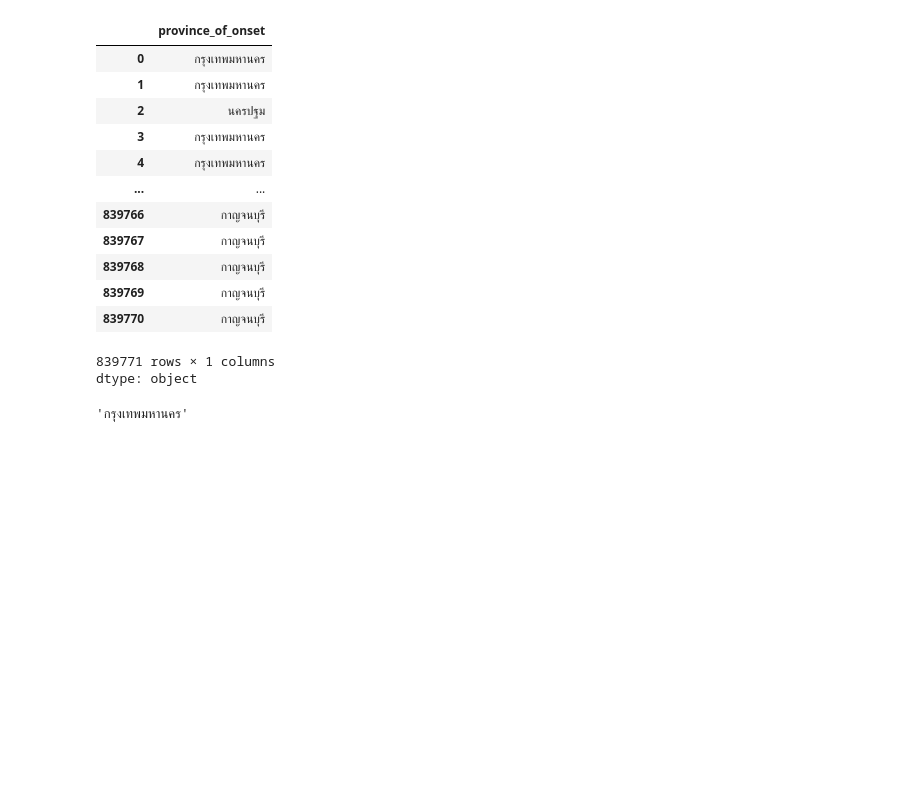
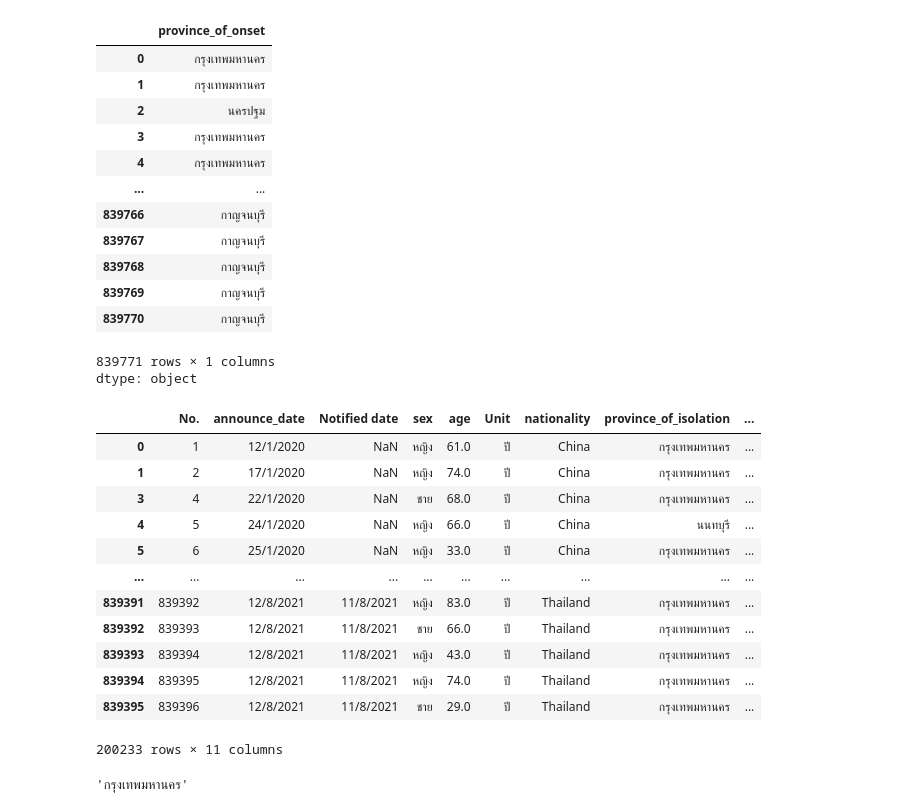
Before and after one commit to prapakronmu/PythonDataViz2026, a Jupyter notebook: Pandas_101S6_7_8.ipynb, the cells around one changed output. Cells and saved outputs as stored; diff of their text form; code cells hidden in the pictures; blank space fills up the shorter version.

```diff
--- a/Pandas_101S6_7_8.ipynb
+++ b/Pandas_101S6_7_8.ipynb
@@ -70,3 +70,7 @@ path_file = os.path.join(path,'confirmed-cases')
 print(path_file)
 # %% [output]
 /content/drive/My Drive/dataviz_2026_data/confirmed-cases
+# %%
+path = '/content/drive/My Drive/dataviz_2026_data'
+covid_path_file = os.path.join(path,'confirmed-cases.csv')
+print(covid_path_file)
@@ -132,4 +189,20 @@ data_covid['province_of_onset']
 | 839770 | กาญจนบุรี |
 839771 rows × 1 columns
 dtype: object
+# %%
+data_covid[data_covid['province_of_onset']=='กรุงเทพมหานคร']
+# %% [output]
+|  | No. | announce_date | Notified date | sex | age | Unit | nationality | province_of_isolation | ... |
+| 0 | 1 | 12/1/2020 | NaN | หญิง | 61.0 | ปี | China | กรุงเทพมหานคร | ... |
+| 1 | 2 | 17/1/2020 | NaN | หญิง | 74.0 | ปี | China | กรุงเทพมหานคร | ... |
+| 3 | 4 | 22/1/2020 | NaN | ชาย | 68.0 | ปี | China | กรุงเทพมหานคร | ... |
+| 4 | 5 | 24/1/2020 | NaN | หญิง | 66.0 | ปี | China | นนทบุรี | ... |
+| 5 | 6 | 25/1/2020 | NaN | หญิง | 33.0 | ปี | China | กรุงเทพมหานคร | ... |
+| ... | ... | ... | ... | ... | ... | ... | ... | ... | ... |
+| 839391 | 839392 | 12/8/2021 | 11/8/2021 | หญิง | 83.0 | ปี | Thailand | กรุงเทพมหานคร | ... |
+| 839392 | 839393 | 12/8/2021 | 11/8/2021 | ชาย | 66.0 | ปี | Thailand | กรุงเทพมหานคร | ... |
+| 839393 | 839394 | 12/8/2021 | 11/8/2021 | หญิง | 43.0 | ปี | Thailand | กรุงเทพมหานคร | ... |
+| 839394 | 839395 | 12/8/2021 | 11/8/2021 | หญิง | 74.0 | ปี | Thailand | กรุงเทพมหานคร | ... |
+| 839395 | 839396 | 12/8/2021 | 11/8/2021 | ชาย | 29.0 | ปี | Thailand | กรุงเทพมหานคร | ... |
+200233 rows × 11 columns
 # %%
```
Also changed, not shown: parts of 7 cells of this notebook.
